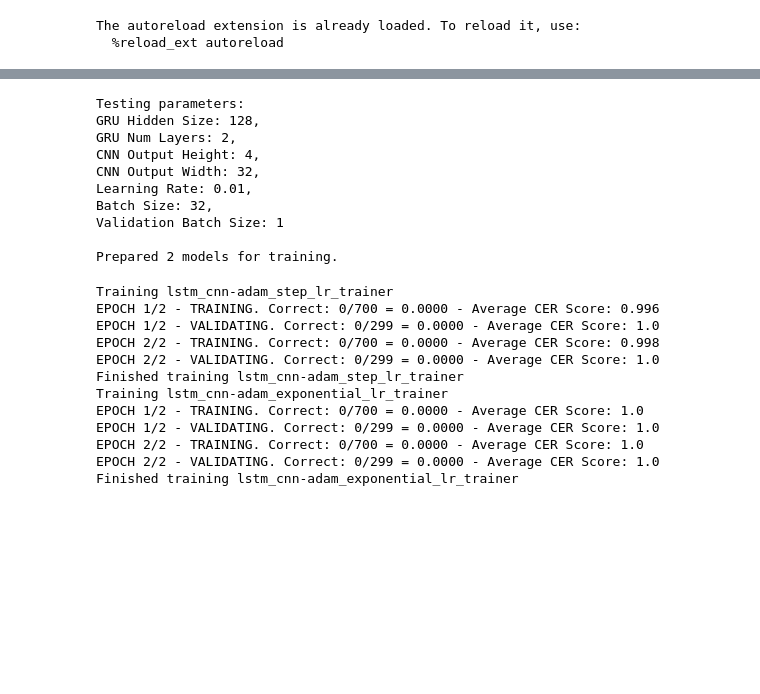
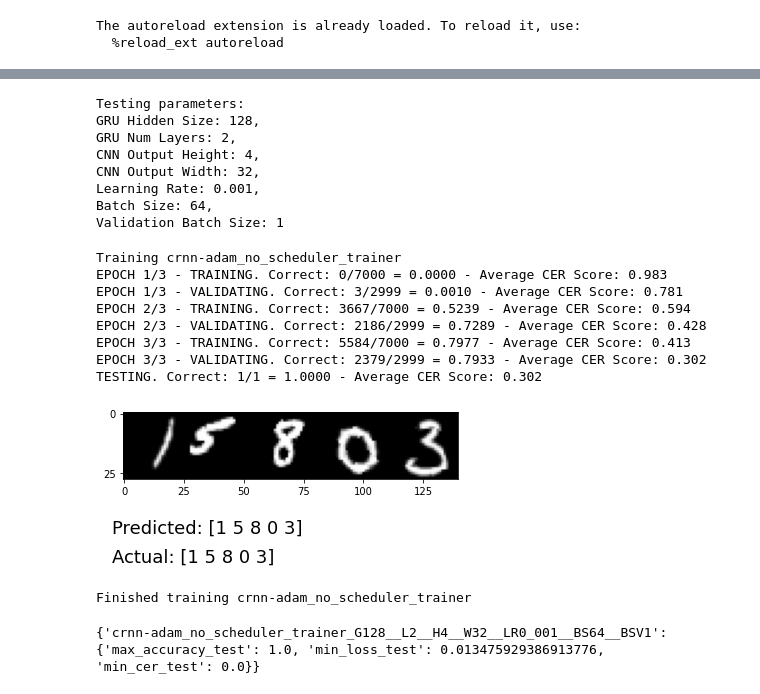
Before and after one commit to Simon-0711/neural_networks_seminar, a Jupyter notebook: benchmarking_emnist/lstm_training.ipynb, the cells around one changed output, grey strips where cells are left out. Drawn from its saved outputs; the diff is of its cells as text; code cells hidden in the pictures; blank space fills up the shorter version.

```diff
--- a/benchmarking_emnist/lstm_training.ipynb
+++ b/benchmarking_emnist/lstm_training.ipynb
@@ -58,7 +58,7 @@ for param_combination in param_combinations:
 
     # Setup model
     models = {
-        "lstm_cnn": CNN_LSTM(gru_hidden_size=gru_hidden_size, gru_num_layers=gru_num_layers, num_classes=num_classes, cnn_output_height=cnn_output_height),
+        # "lstm_cnn": CNN_LSTM(gru_hidden_size=gru_hidden_size, gru_num_layers=gru_num_layers, num_classes=num_classes, cnn_output_height=cnn_output_height),
         "crnn": CRNN(gru_hidden_size, gru_num_layers, num_classes, cnn_output_height)
     }
 
@@ -75,8 +75,9 @@ for param_combination in param_combinations:
 
     scheduler_configs = {
         "step_lr": (StepLR, {"step_size": 5, "gamma": 0.5}),
+        "no_scheduler": (None, None),
         # "multi_step_lr": (MultiStepLR, {"milestones": [5, 10, 15], "gamma": 0.5}),
-        "exponential_lr": (ExponentialLR, {"gamma": 0.95}),
+        # "exponential_lr": (ExponentialLR, {"gamma": 0.95}),
         # "cosine_annealing_lr": (CosineAnnealingLR, {"T_max": 10}),
         # "lambda_lr": (LambdaLR, {"lr_lambda": lambda epoch: 0.95 ** epoch}),
         # "cyclic_lr": (CyclicLR, {"base_lr": 0.001, "max_lr": 0.1})
@@ -98,17 +99,24 @@ for param_combination in param_combinations:
             else:
                 optimizer = optimizer_class(model.parameters(), lr=learning_rate)
             for scheduler_name, (scheduler_class, scheduler_args) in scheduler_configs.items():
-                scheduler = scheduler_class(optimizer, **scheduler_args)
+                if scheduler_name == "no_scheduler":
+                    scheduler = None
+                else:
+                    scheduler = scheduler_class(optimizer, **scheduler_args)
                 criterion = criteria[model_name]
-                trainer_name = f"{model_name}-{optimizer_name}_{scheduler_name}_trainer"
+
+                # Create model name
+                abbreviation = f"G{gru_hidden_size}__L{gru_num_layers}__H{cnn_output_height}__W{cnn_output_width}__LR{learning_rate}__BS{batch_size}__BSV{batch_size_val}"
+                abbreviation = abbreviation.replace(".", "_")
+                main_model_name = model_name.split('-', 1)[0]
+                trainer_name = f"{model_name}-{optimizer_name}_{scheduler_name}_{abbreviation}_trainer"
+
                 trainer = Trainer(
                     model, model_name, criterion, optimizer, train_loader, val_loader, test_loader,
                     epochs=epochs, args={"blank_label": blank_label, "cnn_output_width": cnn_output_width},
+                    scheduler=scheduler
                 )
                 trainers[trainer_name] = trainer
-            break
-        break
-    break
 print(f"Prepared {len(trainers)} models for training.")
 # %% [output]
 Testing parameters:
@@ -116,38 +124,57 @@ GRU Hidden Size: 128,
 GRU Num Layers: 2,
 CNN Output Height: 4,
 CNN Output Width: 32,
-Learning Rate: 0.01,
-Batch Size: 32,
+Learning Rate: 0.001,
+Batch Size: 64,
 Validation Batch Size: 1
-
-Prepared 2 models for training.
 # %%
- metrics_global = {}
+metrics_global = {}
 for model_name, trainer in trainers.items():
     print(f"Training {model_name}")
     metrics = trainer.train_validate_test()
-    metrics_global[model_name] = metrics
     print(f"Finished training {model_name}")
 
     # Save the trained model with abbreviation and parameter values
     abbreviation = f"G{gru_hidden_size}__L{gru_num_layers}__H{cnn_output_height}__W{cnn_output_width}__LR{learning_rate}__BS{batch_size}__BSV{batch_size_val}"
     abbreviation = abbreviation.replace(".", "_")
     main_model_name = model_name.split('-', 1)[0]
     base_path = f'models/{main_model_name}/{model_name}/{model_name}_{abbreviation}/'
+
+    # Add metrics to model name
+    metrics_global[f"{model_name}_{abbreviation}"] = metrics
+
+    # Save model to disk
     create_directory_if_not_exists(base_path)
     save_path = base_path + "model.pth"
-
     torch.save(trainer.model.state_dict(), save_path)
 # %% [output]
-Training lstm_cnn-adam_step_lr_trainer
-EPOCH 1/2 - TRAINING. Correct: 0/700 = 0.0000 - Average CER Score: 0.996
-EPOCH 1/2 - VALIDATING. Correct: 0/299 = 0.0000 - Average CER Score: 1.0
-EPOCH 2/2 - TRAINING. Correct: 0/700 = 0.0000 - Average CER Score: 0.998
-EPOCH 2/2 - VALIDATING. Correct: 0/299 = 0.0000 - Average CER Score: 1.0
-Finished training lstm_cnn-adam_step_lr_trainer
-Training lstm_cnn-adam_exponential_lr_trainer
-EPOCH 1/2 - TRAINING. Correct: 0/700 = 0.0000 - Average CER Score: 1.0
-EPOCH 1/2 - VALIDATING. Correct: 0/299 = 0.0000 - Average CER Score: 1.0
-EPOCH 2/2 - TRAINING. Correct: 0/700 = 0.0000 - Average CER Score: 1.0
-EPOCH 2/2 - VALIDATING. Correct: 0/299 = 0.0000 - Average CER Score: 1.0
-Finished training lstm_cnn-adam_exponential_lr_trainer
+Training crnn-adam_no_scheduler_trainer
+EPOCH 1/3 - TRAINING. Correct: 0/7000 = 0.0000 - Average CER Score: 0.983
+EPOCH 1/3 - VALIDATING. Correct: 3/2999 = 0.0010 - Average CER Score: 0.781
+EPOCH 2/3 - TRAINING. Correct: 3667/7000 = 0.5239 - Average CER Score: 0.594
+EPOCH 2/3 - VALIDATING. Correct: 2186/2999 = 0.7289 - Average CER Score: 0.428
+EPOCH 3/3 - TRAINING. Correct: 5584/7000 = 0.7977 - Average CER Score: 0.413
+EPOCH 3/3 - VALIDATING. Correct: 2379/2999 = 0.7933 - Average CER Score: 0.302
+TESTING. Correct: 1/1 = 1.0000 - Average CER Score: 0.302
+[figure, added]
+Finished training crnn-adam_no_scheduler_trainer
+# %%
+best_model_scores = {}
+# Getting the max accuracy and min loss from every model
+for model_name, model_scores in metrics_global.items():
+    # Min and max for test:
+    best_model_scores[model_name] = {}
+    best_model_scores[model_name]["max_accuracy_test"] = max(model_scores["test_accuracy"])
+    best_model_scores[model_name]["min_loss_test"] = min(model_scores["test_loss"])
+    best_model_scores[model_name]["min_cer_test"] = min(model_scores["test_cer"])
+    # # Min and max for validation:
+    # best_model_scores[model_name]["max_accuracy_val"] = max(model_scores["val_accuracy"])
+    # best_model_scores[model_name]["min_loss_val"] = min(model_scores["val_loss"])
+    # best_model_scores[model_name]["min_cer_val"] = min(model_scores["val_cer"])
+    # # Min and max for train:
+    # best_model_scores[model_name]["max_accuracy_train"] = max(model_scores["train_accuracy"])
+    # best_model_scores[model_name]["min_loss_train"] = min(model_scores["train_loss"])
+    # best_model_scores[model_name]["min_cer_train"] = min(model_scores["train_cer"])
+    print(best_model_scores)
+# %% [output]
+{'crnn-adam_no_scheduler_trainer_G128__L2__H4__W32__LR0_001__BS64__BSV1': {'max_accuracy_test': 1.0, 'min_loss_test': 0.013475929386913776, 'min_cer_test': 0.0}}
```
Also changed, not shown: parts of 4 cells of this notebook, 10 other files.
